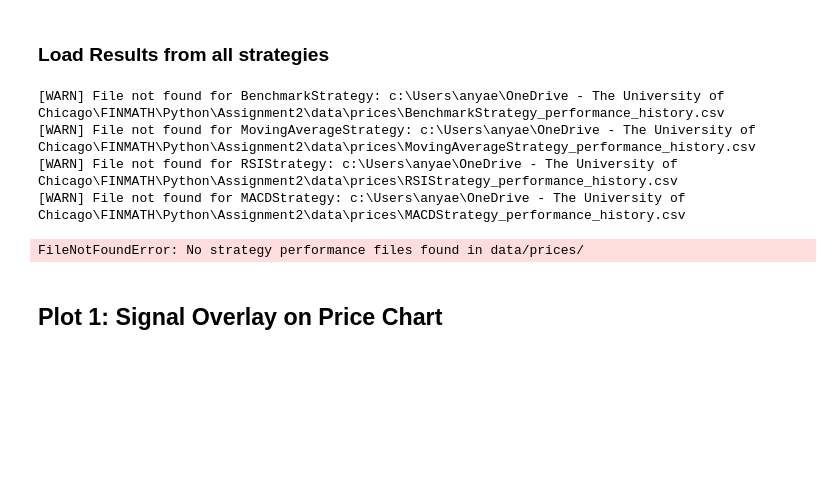
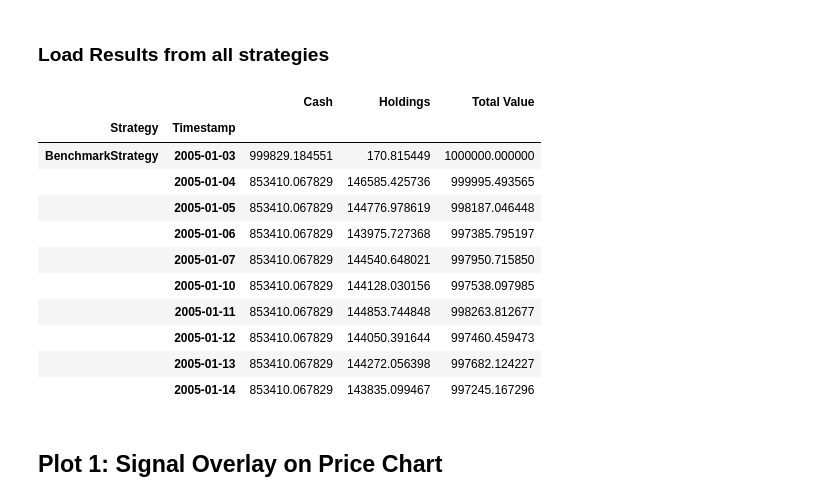
Before and after one commit to azakharove/Python, a Jupyter notebook: Assignment2/StrategyComparison.ipynb, the cells around one changed output. Drawn from its saved outputs; the diff is of its cells as text; code cells hidden in the pictures; blank space fills up the shorter version.

```diff
--- a/Assignment2/StrategyComparison.ipynb
+++ b/Assignment2/StrategyComparison.ipynb
@@ -46,20 +48,34 @@ def load_strategy_histories(strategies) -> pd.DataFrame:
 # %%
 strategies = [BenchmarkStrategy(),
                  MovingAverageStrategy(),
                  RSIStrategy(),
                  MACDStrategy() ,
 #                  VolatilityBreakoutStrategy()
                     ]
 
-df_histories = load_strategy_histories(strategies)
+df_histories = load_strategy_histories(strategies).reset_index(drop=True)
 
-df_histories.head(5)
+cols = ["Strategy"] + [c for c in df_histories.columns if c != "Strategy"]
+df_histories = df_histories[cols]
+
+df_histories = df_histories.set_index(["Strategy", "Timestamp"]).sort_index()
+
+df_histories["Total Value"] = df_histories["Cash"] + df_histories["Holdings"]
+
+df_histories.head(10)
 # %% [output]
-[WARN] File not found for BenchmarkStrategy: c:\Users\anyae\OneDrive - The University of Chicago\FINMATH\Python\Assignment2\data\prices\BenchmarkStrategy_performance_history.csv
-[WARN] File not found for MovingAverageStrategy: c:\Users\anyae\OneDrive - The University of Chicago\FINMATH\Python\Assignment2\data\prices\MovingAverageStrategy_performance_history.csv
-[WARN] File not found for RSIStrategy: c:\Users\anyae\OneDrive - The University of Chicago\FINMATH\Python\Assignment2\data\prices\RSIStrategy_performance_history.csv
-[WARN] File not found for MACDStrategy: c:\Users\anyae\OneDrive - The University of Chicago\FINMATH\Python\Assignment2\data\prices\MACDStrategy_performance_history.csv
-FileNotFoundError: No strategy performance files found in data/prices/
+|  |  | Cash | Holdings | Total Value |
+| Strategy | Timestamp |  |  |  |
+| BenchmarkStrategy | 2005-01-03 | 999829.184551 | 170.815449 | 1000000.000000 |
+|  | 2005-01-04 | 853410.067829 | 146585.425736 | 999995.493565 |
+|  | 2005-01-05 | 853410.067829 | 144776.978619 | 998187.046448 |
+|  | 2005-01-06 | 853410.067829 | 143975.727368 | 997385.795197 |
+|  | 2005-01-07 | 853410.067829 | 144540.648021 | 997950.715850 |
+|  | 2005-01-10 | 853410.067829 | 144128.030156 | 997538.097985 |
+|  | 2005-01-11 | 853410.067829 | 144853.744848 | 998263.812677 |
+|  | 2005-01-12 | 853410.067829 | 144050.391644 | 997460.459473 |
+|  | 2005-01-13 | 853410.067829 | 144272.056398 | 997682.124227 |
+|  | 2005-01-14 | 853410.067829 | 143835.099467 | 997245.167296 |
 # %% [markdown]
 ## Plot 1: Signal Overlay on Price Chart
 # %% [markdown]
```
Also changed, not shown: parts of 8 cells of this notebook.
